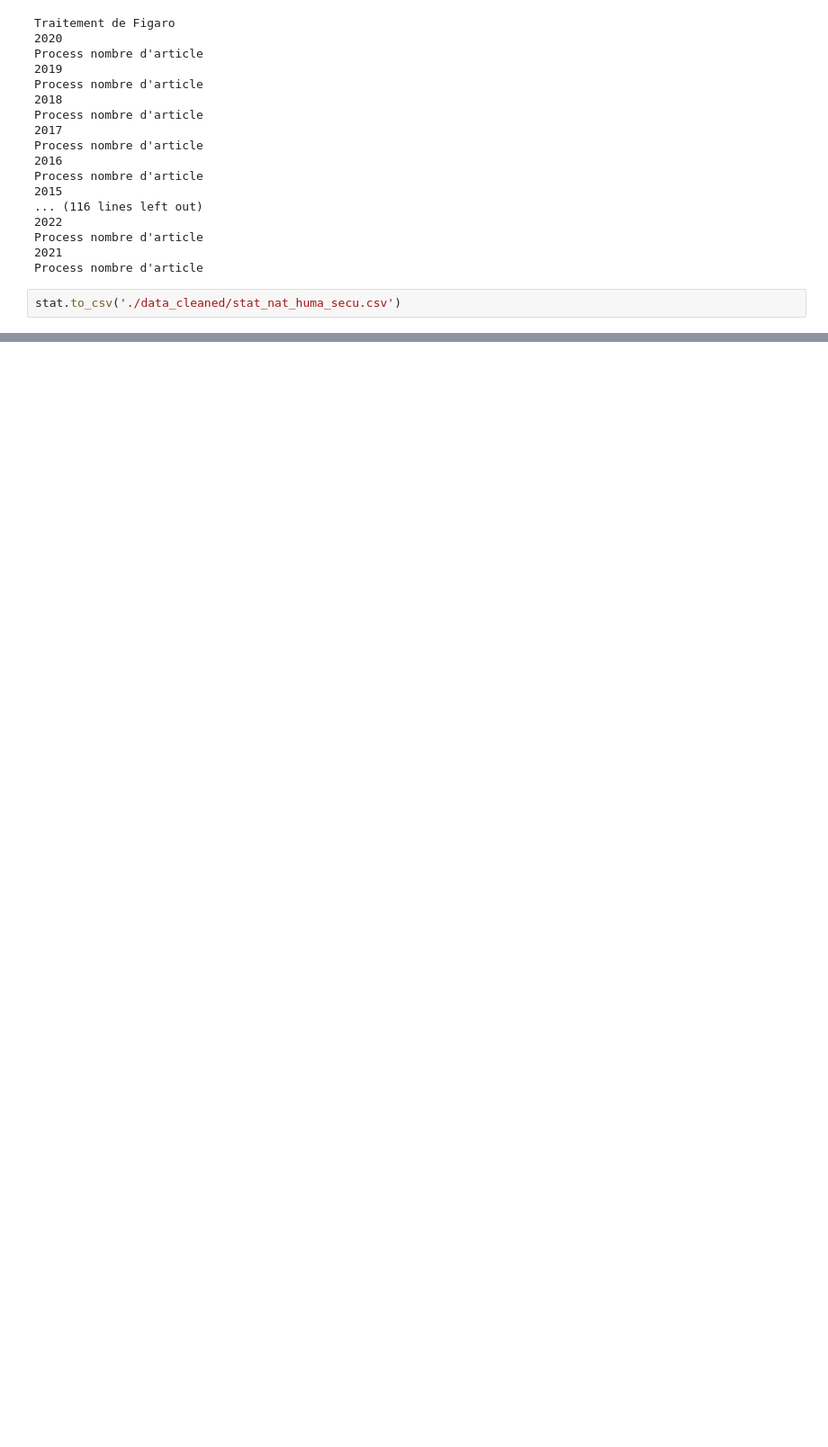
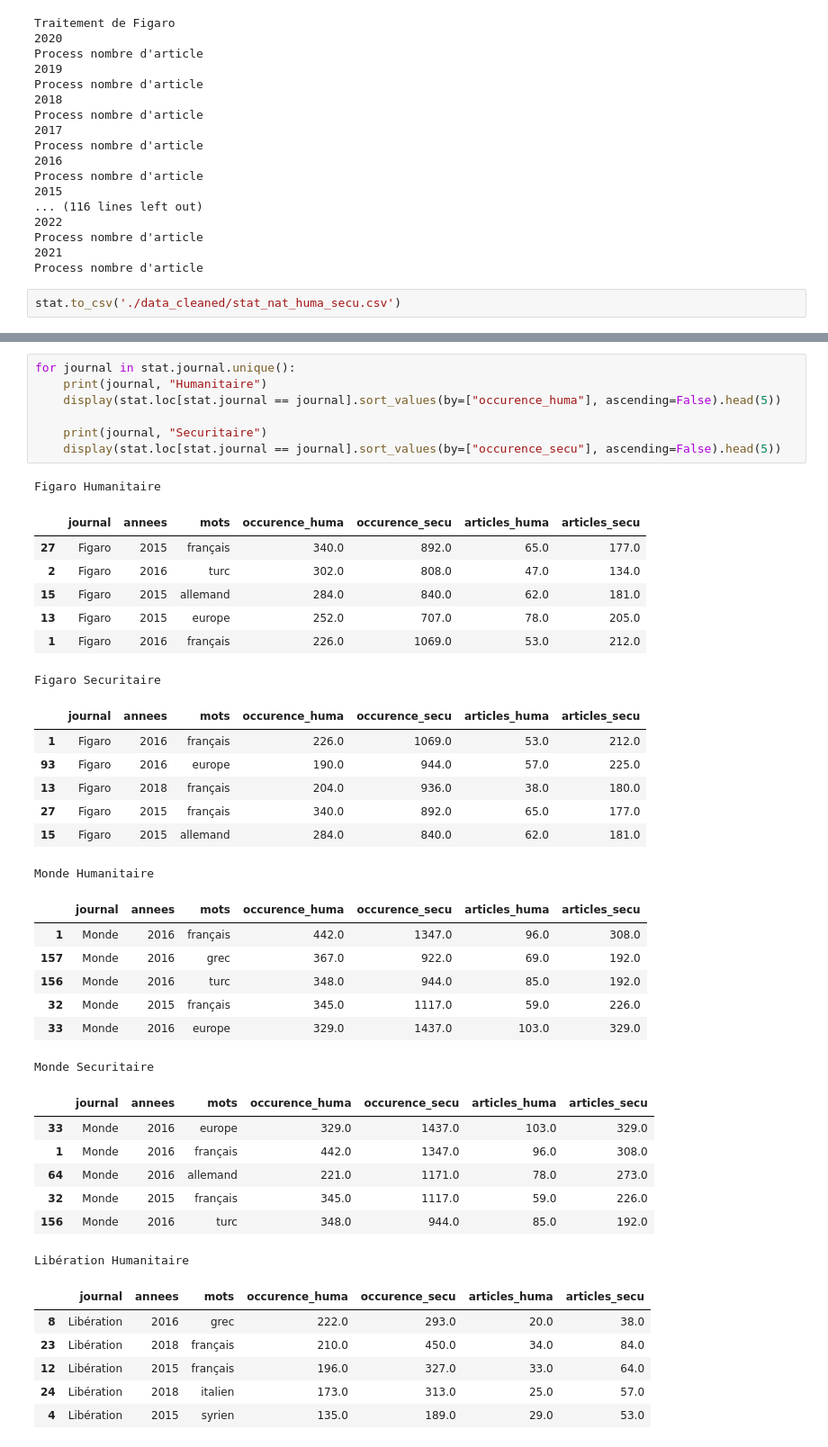
Before and after one commit to cmllbll/Projet_DSSS_2023, a Jupyter notebook: Humanitaire-securitaire.ipynb, the cells around one changed output, grey strips where cells are left out. Shown at 90% size. Drawn from its saved outputs; the diff is of its cells as text; blank space fills up the shorter version.

```diff
--- a/Humanitaire-securitaire.ipynb
+++ b/Humanitaire-securitaire.ipynb
@@ -1355,0 +1367,43 @@ df_compiled
+# %%
+for journal in stat.journal.unique():
+    print(journal, "Humanitaire")
+    display(stat.loc[stat.journal == journal].sort_values(by=["occurence_huma"], ascending=False).head(5))
+
+    print(journal, "Securitaire")
+    display(stat.loc[stat.journal == journal].sort_values(by=["occurence_secu"], ascending=False).head(5))
+# %% [output]
+Figaro Humanitaire
+|  | journal | annees | mots | occurence_huma | occurence_secu | articles_huma | articles_secu |
+| 27 | Figaro | 2015 | français | 340.0 | 892.0 | 65.0 | 177.0 |
+| 2 | Figaro | 2016 | turc | 302.0 | 808.0 | 47.0 | 134.0 |
+| 15 | Figaro | 2015 | allemand | 284.0 | 840.0 | 62.0 | 181.0 |
+| 13 | Figaro | 2015 | europe | 252.0 | 707.0 | 78.0 | 205.0 |
+| 1 | Figaro | 2016 | français | 226.0 | 1069.0 | 53.0 | 212.0 |
+Figaro Securitaire
+|  | journal | annees | mots | occurence_huma | occurence_secu | articles_huma | articles_secu |
+| 1 | Figaro | 2016 | français | 226.0 | 1069.0 | 53.0 | 212.0 |
+| 93 | Figaro | 2016 | europe | 190.0 | 944.0 | 57.0 | 225.0 |
+| 13 | Figaro | 2018 | français | 204.0 | 936.0 | 38.0 | 180.0 |
+| 27 | Figaro | 2015 | français | 340.0 | 892.0 | 65.0 | 177.0 |
+| 15 | Figaro | 2015 | allemand | 284.0 | 840.0 | 62.0 | 181.0 |
+Monde Humanitaire
+|  | journal | annees | mots | occurence_huma | occurence_secu | articles_huma | articles_secu |
+| 1 | Monde | 2016 | français | 442.0 | 1347.0 | 96.0 | 308.0 |
+| 157 | Monde | 2016 | grec | 367.0 | 922.0 | 69.0 | 192.0 |
+| 156 | Monde | 2016 | turc | 348.0 | 944.0 | 85.0 | 192.0 |
+| 32 | Monde | 2015 | français | 345.0 | 1117.0 | 59.0 | 226.0 |
+| 33 | Monde | 2016 | europe | 329.0 | 1437.0 | 103.0 | 329.0 |
+Monde Securitaire
+|  | journal | annees | mots | occurence_huma | occurence_secu | articles_huma | articles_secu |
+| 33 | Monde | 2016 | europe | 329.0 | 1437.0 | 103.0 | 329.0 |
+| 1 | Monde | 2016 | français | 442.0 | 1347.0 | 96.0 | 308.0 |
+| 64 | Monde | 2016 | allemand | 221.0 | 1171.0 | 78.0 | 273.0 |
+| 32 | Monde | 2015 | français | 345.0 | 1117.0 | 59.0 | 226.0 |
+| 156 | Monde | 2016 | turc | 348.0 | 944.0 | 85.0 | 192.0 |
+Libération Humanitaire
+|  | journal | annees | mots | occurence_huma | occurence_secu | articles_huma | articles_secu |
+| 8 | Libération | 2016 | grec | 222.0 | 293.0 | 20.0 | 38.0 |
+| 23 | Libération | 2018 | français | 210.0 | 450.0 | 34.0 | 84.0 |
+| 12 | Libération | 2015 | français | 196.0 | 327.0 | 33.0 | 64.0 |
+| 24 | Libération | 2018 | italien | 173.0 | 313.0 | 25.0 | 57.0 |
+| 4 | Libération | 2015 | syrien | 135.0 | 189.0 | 29.0 | 53.0 |
```
Also changed, not shown: parts of 10 cells of this notebook, 2 other files.
